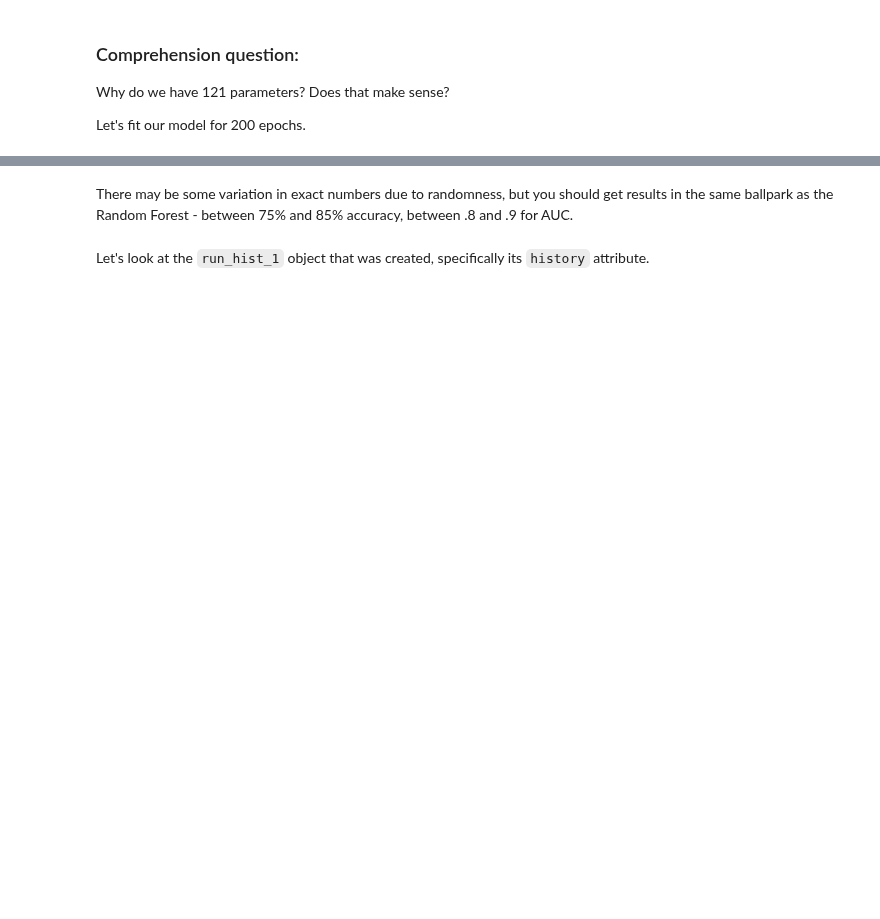
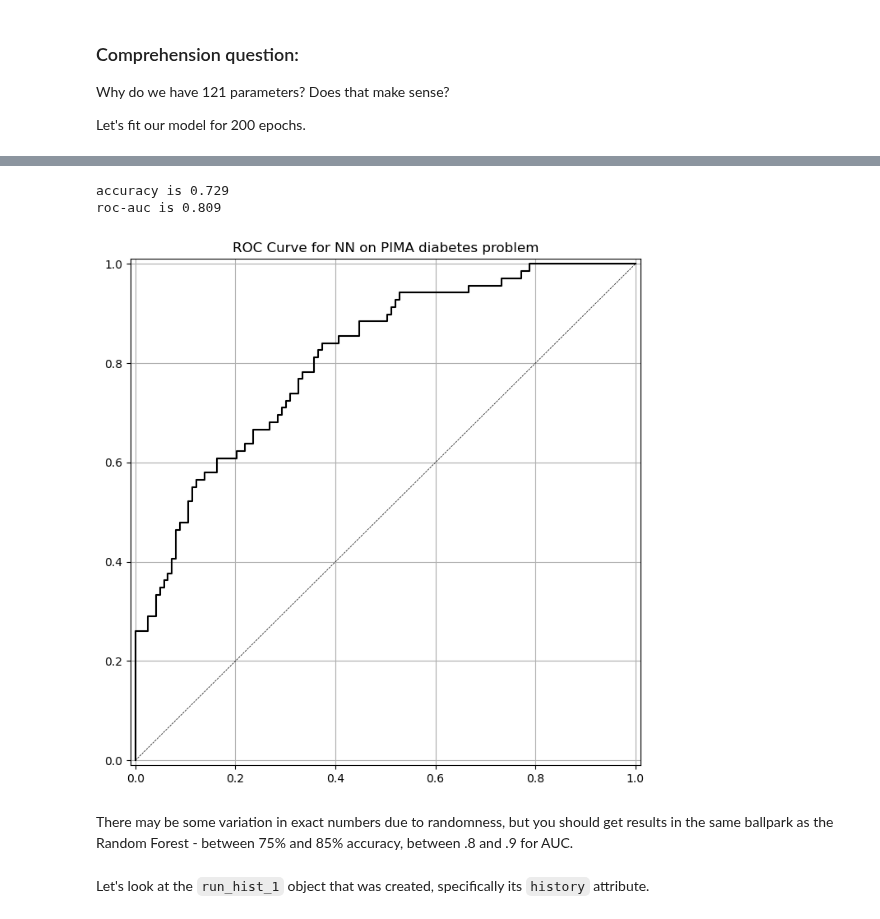
Before and after one commit to antonio-xrp/data-science-path, a Jupyter notebook: 0.4-MachineLearning/0.4-deep-learning-IBM/practice.ipynb, the cells around one changed output, grey strips where cells are left out. Saved outputs shown, nothing was run; the diff lists cells and outputs as text; code cells hidden in the pictures; blank space fills up the shorter version.

```diff
--- a/0.4-MachineLearning/0.4-deep-learning-IBM/practice.ipynb
+++ b/0.4-MachineLearning/0.4-deep-learning-IBM/practice.ipynb
@@ -65,3 +112,7 @@ To begin, and get a baseline for classifier performance:
 ## Build a Single Hidden Layer Neural Network
 
 We will use the Sequential model to quickly build a neural network.  Our first network will be a single layer network.  We have 8 variables, so we set the input shape to 8.  Let's start by having a single hidden layer with 12 nodes.
+# %%
+normalizer = StandardScaler()
+X_train_norm = normalizer.fit_transform(X_train)
+X_test_norm = normalizer.transform(X_test)
@@ -67,0 +126,7 @@ We will use the Sequential model to quickly build a neural network.  Our first n
+# %%
+model_1 = Sequential()
+model_1.add(Dense(12,
+                  input_shape=(8,),
+                  activation='sigmoid'))
+
+model_1.add(Dense(1,activation='sigmoid'))
@@ -72,0 +172,7 @@ Let's fit our model for 200 epochs.
+# %%
+model_1.compile(SGD(lr=.003), "binary_crossentropy", metrics=["accuracy"])
+
+run_hist_1 = model_1.fit(X_train_norm,
+                          y_train,
+                          validation_data=(X_test_norm,y_test),
+                          epochs=200)
@@ -72,0 +197,3 @@ Let's fit our model for 200 epochs.
+# %%
+y_pred_prob_nn_1 = model_1.predict(X_test_norm)
+y_pred_class_nn_1 = (y_pred_prob_nn_1 > 0.5).astype(int)
@@ -73,3 +202,12 @@ Let's fit our model for 200 epochs.
+# %%
+print('accuracy is {:.3f}'.format(accuracy_score(y_test,y_pred_class_nn_1)))
+print('roc-auc is {:.3f}'.format(roc_auc_score(y_test,y_pred_prob_nn_1)))
+
+plot_roc(y_test, y_pred_prob_nn_1, 'NN')
+# %% [output]
+accuracy is 0.729
+roc-auc is 0.809
+[figure, added]
 # %% [markdown]
 There may be some variation in exact numbers due to randomness, but you should get results in the same ballpark as the Random Forest - between 75% and 85% accuracy, between .8 and .9 for AUC.
 # %% [markdown]
```
Also changed, not shown: parts of 23 cells of this notebook, 3 other files.
